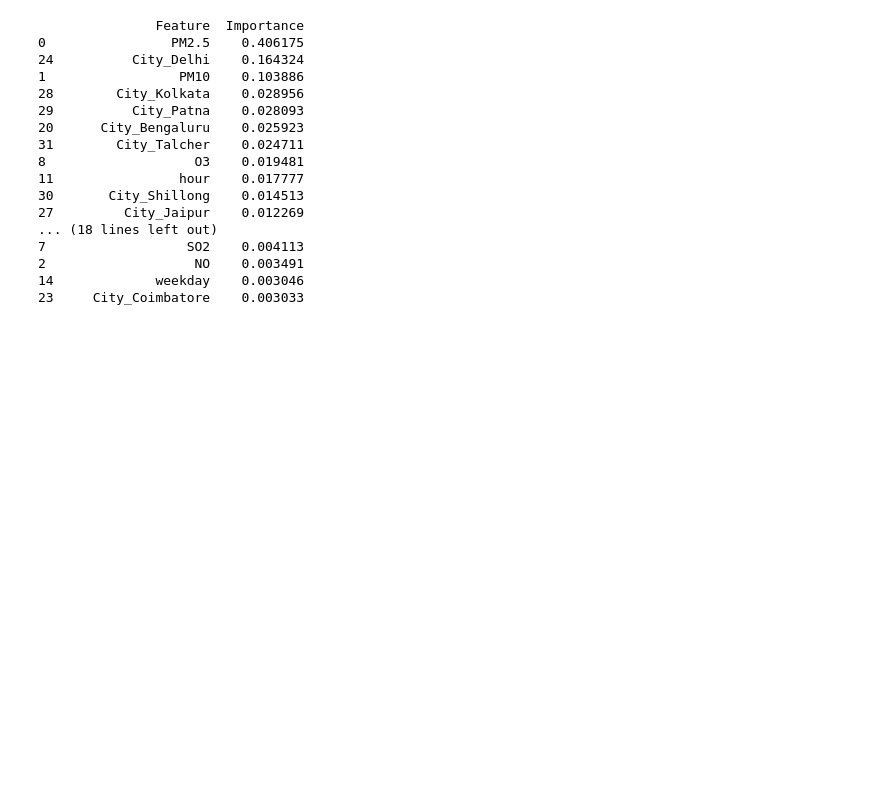
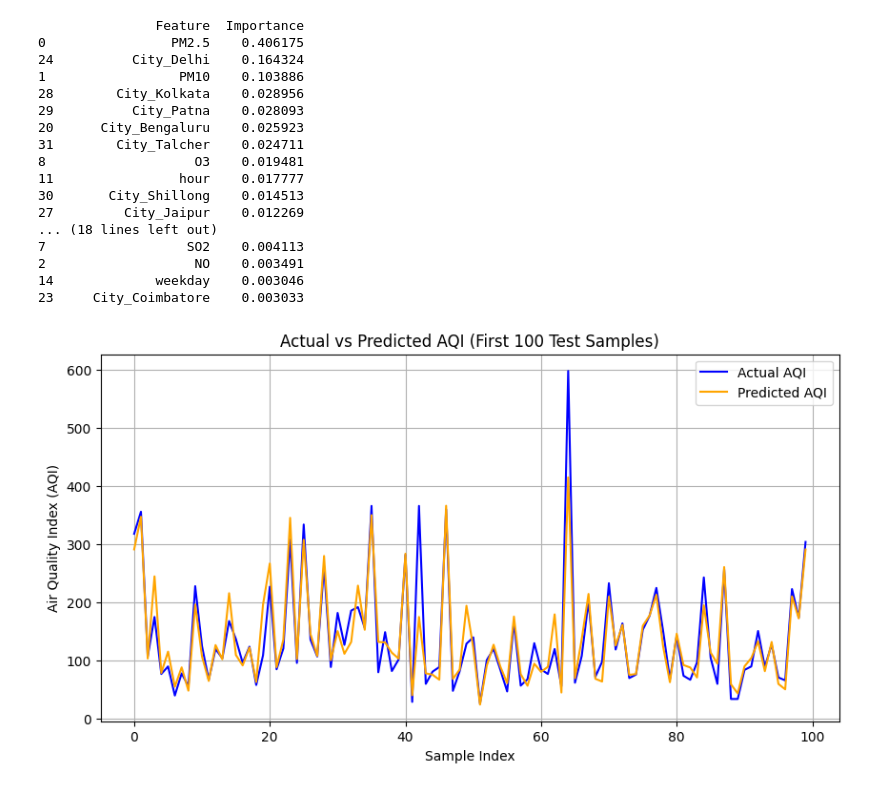
Before and after one commit to Gauraang05/AirAware-Air-Quality-Forecasting, a Jupyter notebook: Model.ipynb, the cells around one changed output. Cells and saved outputs as stored; diff of their text form; code cells hidden in the pictures; blank space fills up the shorter version.

Commit message:
Graph Added

```diff
--- a/Model.ipynb
+++ b/Model.ipynb
@@ -400,3 +400,17 @@ print(importance_df.head(33))
 2                   NO    0.003491
 14             weekday    0.003046
 23     City_Coimbatore    0.003033
+# %%
+# Plot Actual vs Predicted AQI for a small sample (first 50 test samples)
+sample_size = 100
+plt.figure(figsize=(10, 5))
+plt.plot(y_test.values[:sample_size], label='Actual AQI', color='blue')
+plt.plot(y_pred[:sample_size], label='Predicted AQI', color='orange')
+plt.title(f'Actual vs Predicted AQI (First {sample_size} Test Samples)')
+plt.xlabel('Sample Index')
+plt.ylabel('Air Quality Index (AQI)')
+plt.legend()
+plt.grid(True)
+plt.show()
+# %% [output]
+[figure, added]
```
Also changed, not shown: parts of 3 cells of this notebook, 4 other files.
